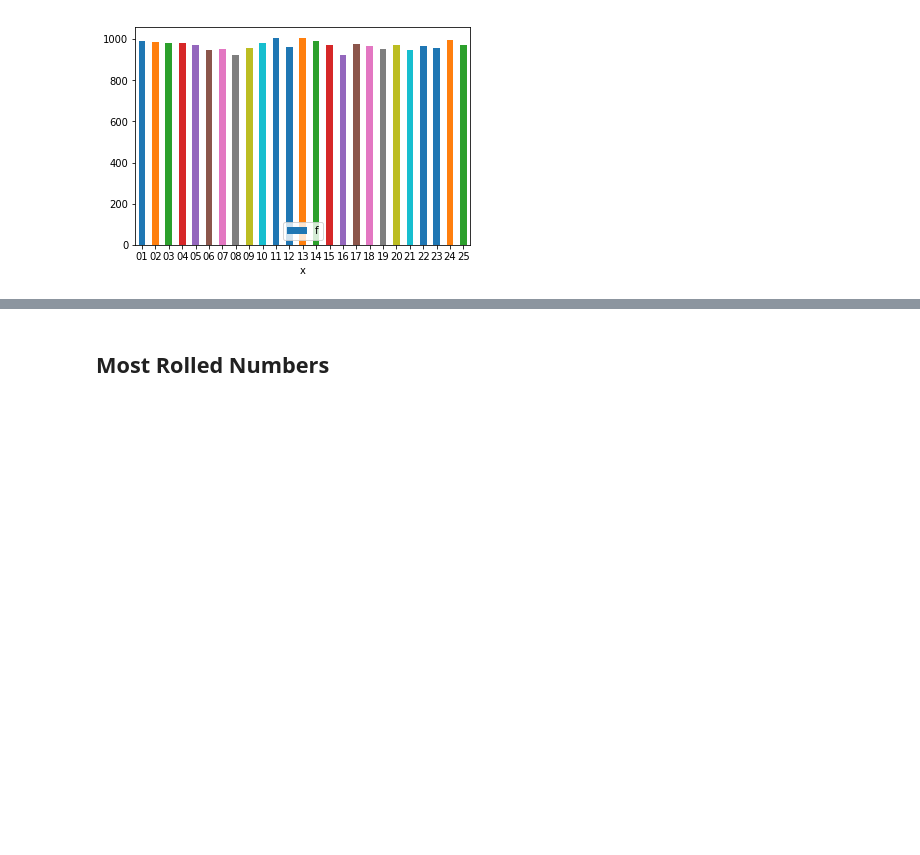
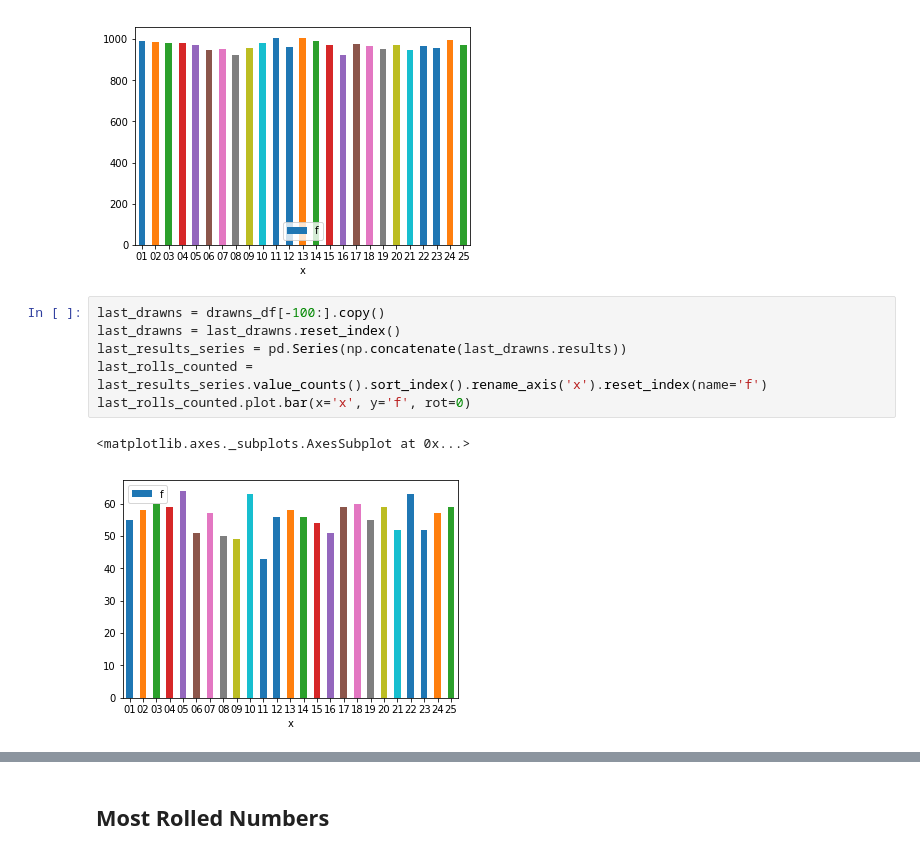
Before and after one commit to TonGarcia/LotoBot, a Jupyter notebook: src/statistic_algorithms.ipynb, the cells around one changed output, grey strips where cells are left out. Cells and saved outputs as stored; diff of their text form; blank space fills up the shorter version.

Commit message:
plot bars correctly, showing most and less rolled numbers in last 100 drawns

```diff
--- a/src/statistic_algorithms.ipynb
+++ b/src/statistic_algorithms.ipynb
@@ -232,3 +232,12 @@ rolls_counted.plot.bar(x='x', y='f', rot=0)
 # %% [output]
 <matplotlib.axes._subplots.AxesSubplot at 0x...>
 [figure]
+# %%
+last_drawns = drawns_df[-100:].copy()
+last_drawns = last_drawns.reset_index()
+last_results_series = pd.Series(np.concatenate(last_drawns.results))
+last_rolls_counted = last_results_series.value_counts().sort_index().rename_axis('x').reset_index(name='f')
+last_rolls_counted.plot.bar(x='x', y='f', rot=0)
+# %% [output]
+<matplotlib.axes._subplots.AxesSubplot at 0x...>
+[figure, added]
```
Also changed, not shown: parts of 6 cells of this notebook.
